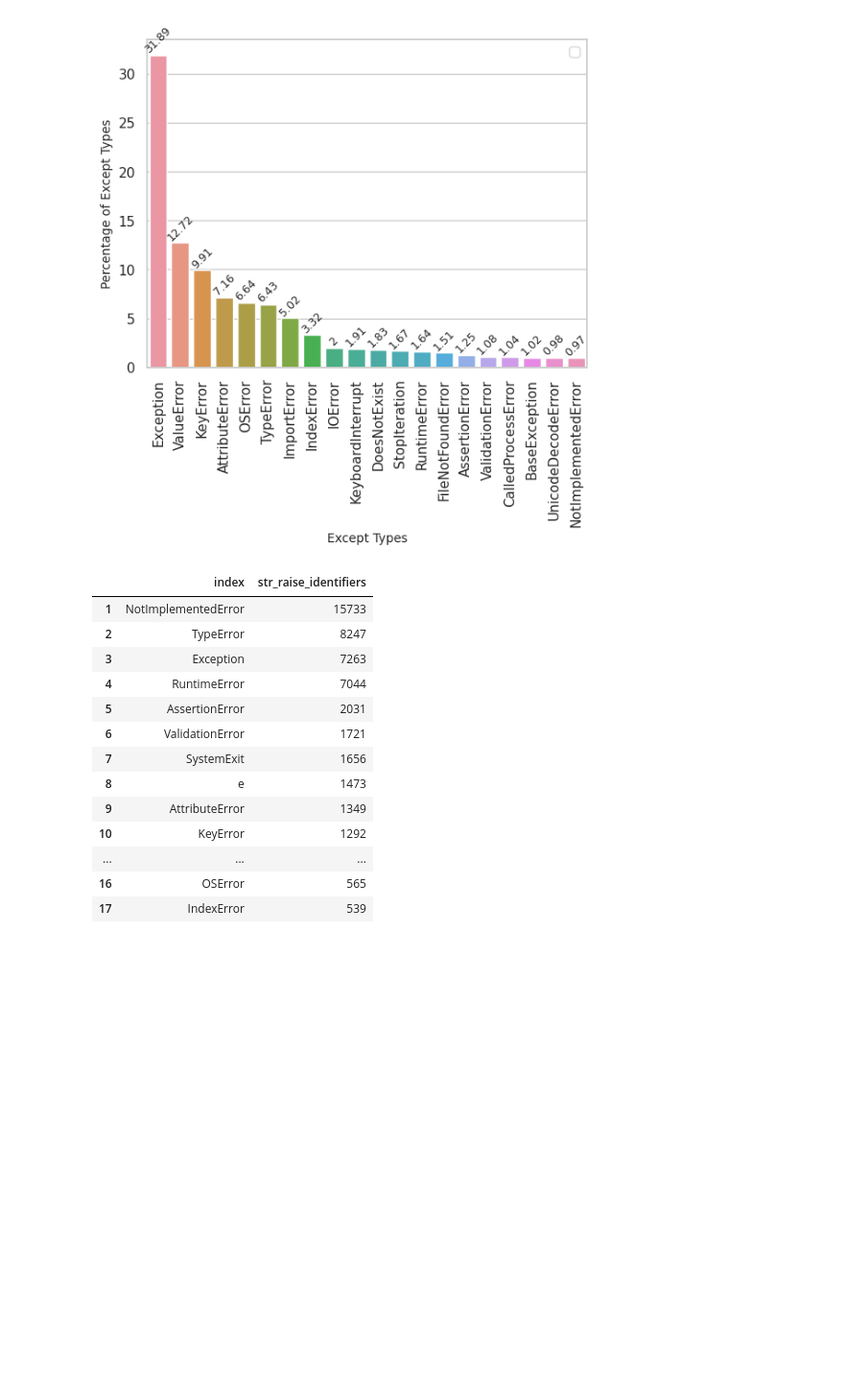
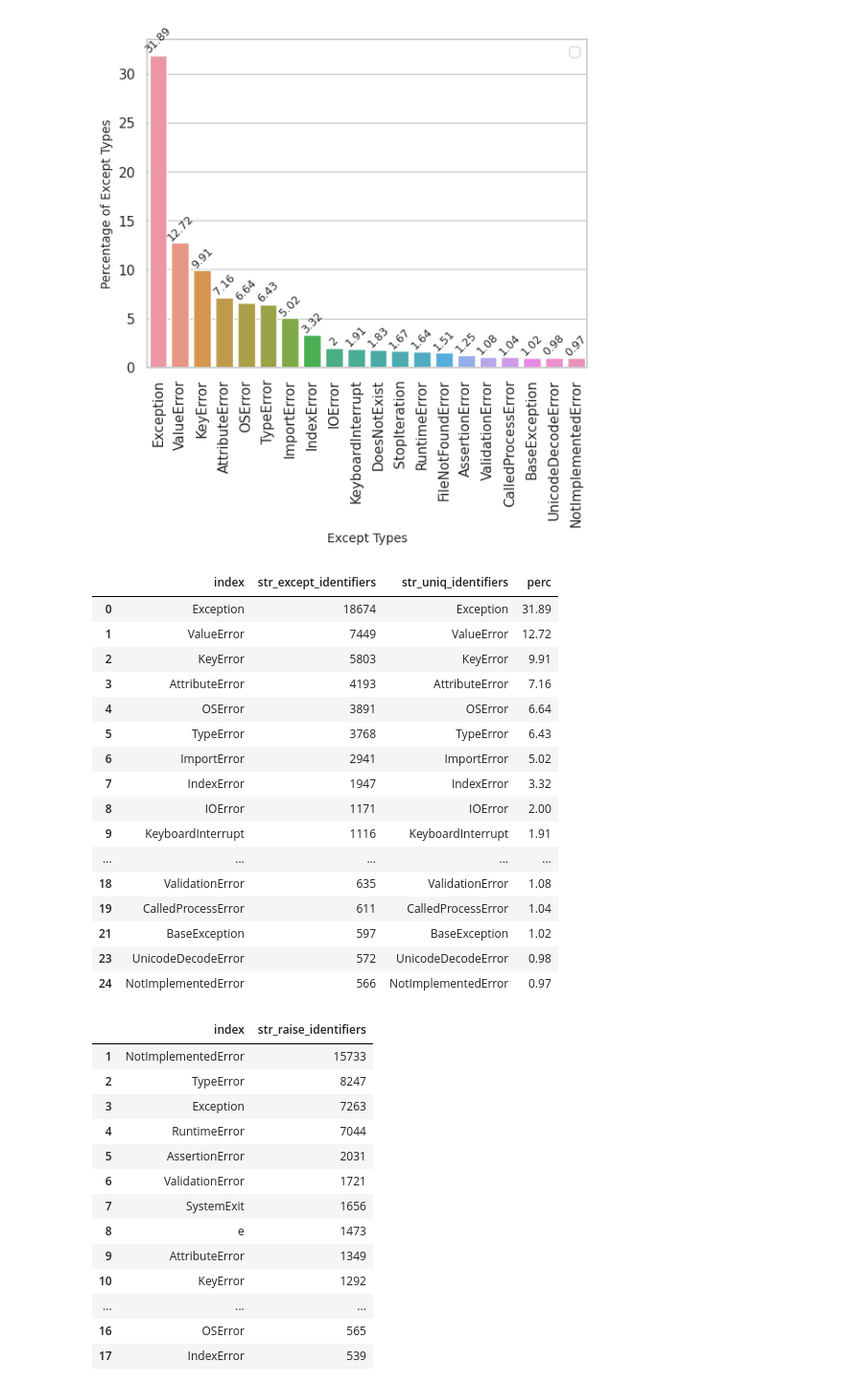
Before and after one commit to r4phael/exception-miner, a Jupyter notebook: notebooks/eh_py_analysis.ipynb, the cells around one changed output. Shown at 96% size. Saved outputs shown, nothing was run; the diff lists cells and outputs as text; code cells hidden in the pictures; blank space fills up the shorter version.

```diff
--- a/notebooks/eh_py_analysis.ipynb
+++ b/notebooks/eh_py_analysis.ipynb
@@ -444,3 +412,23 @@ for i in ax.containers:
 # %% [output]
 No artists with labels found to put in legend.  Note that artists whose label start with an underscore are ignored when legend() is called with no argument.
 [figure]
+# %%
+df_except_types
+# %% [output]
+|  | index | str_except_identifiers | str_uniq_identifiers | perc |
+| 0 | Exception | 18674 | Exception | 31.89 |
+| 1 | ValueError | 7449 | ValueError | 12.72 |
+| 2 | KeyError | 5803 | KeyError | 9.91 |
+| 3 | AttributeError | 4193 | AttributeError | 7.16 |
+| 4 | OSError | 3891 | OSError | 6.64 |
+| 5 | TypeError | 3768 | TypeError | 6.43 |
+| 6 | ImportError | 2941 | ImportError | 5.02 |
+| 7 | IndexError | 1947 | IndexError | 3.32 |
+| 8 | IOError | 1171 | IOError | 2.00 |
+| 9 | KeyboardInterrupt | 1116 | KeyboardInterrupt | 1.91 |
+| ... | ... | ... | ... | ... |
+| 18 | ValidationError | 635 | ValidationError | 1.08 |
+| 19 | CalledProcessError | 611 | CalledProcessError | 1.04 |
+| 21 | BaseException | 597 | BaseException | 1.02 |
+| 23 | UnicodeDecodeError | 572 | UnicodeDecodeError | 0.98 |
+| 24 | NotImplementedError | 566 | NotImplementedError | 0.97 |
```
Also changed, not shown: parts of 6 cells of this notebook, 21 other files.
